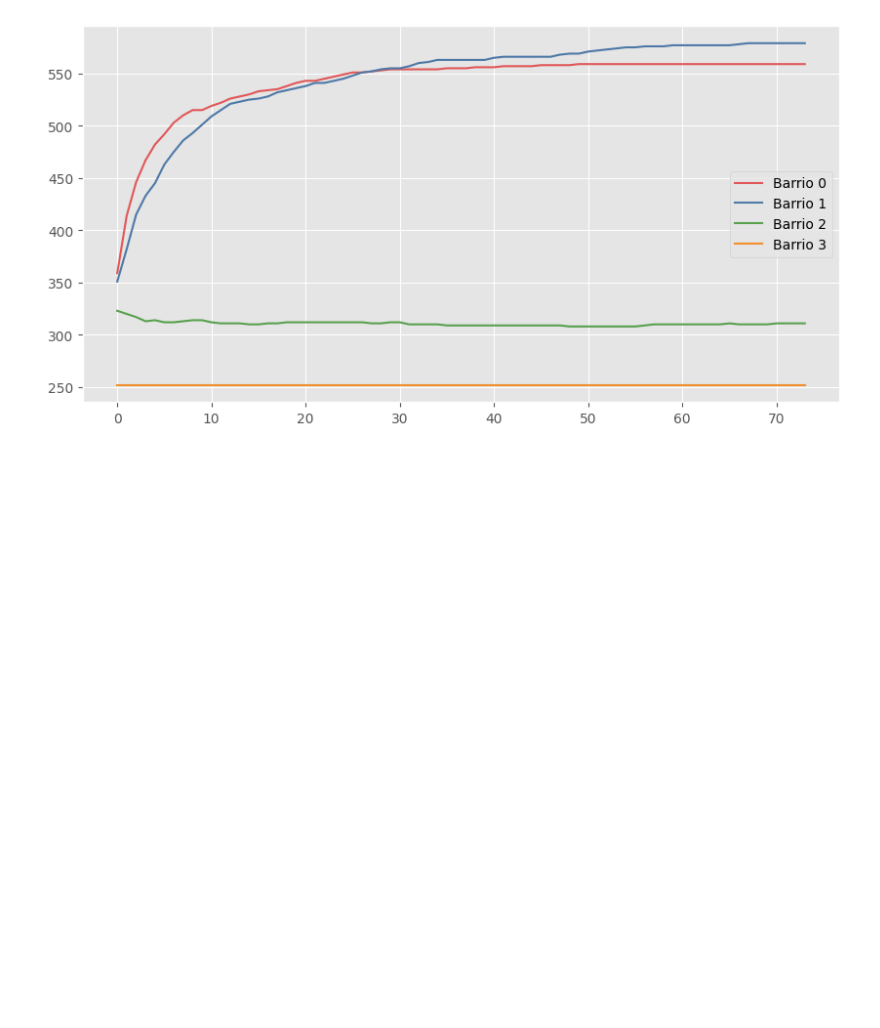
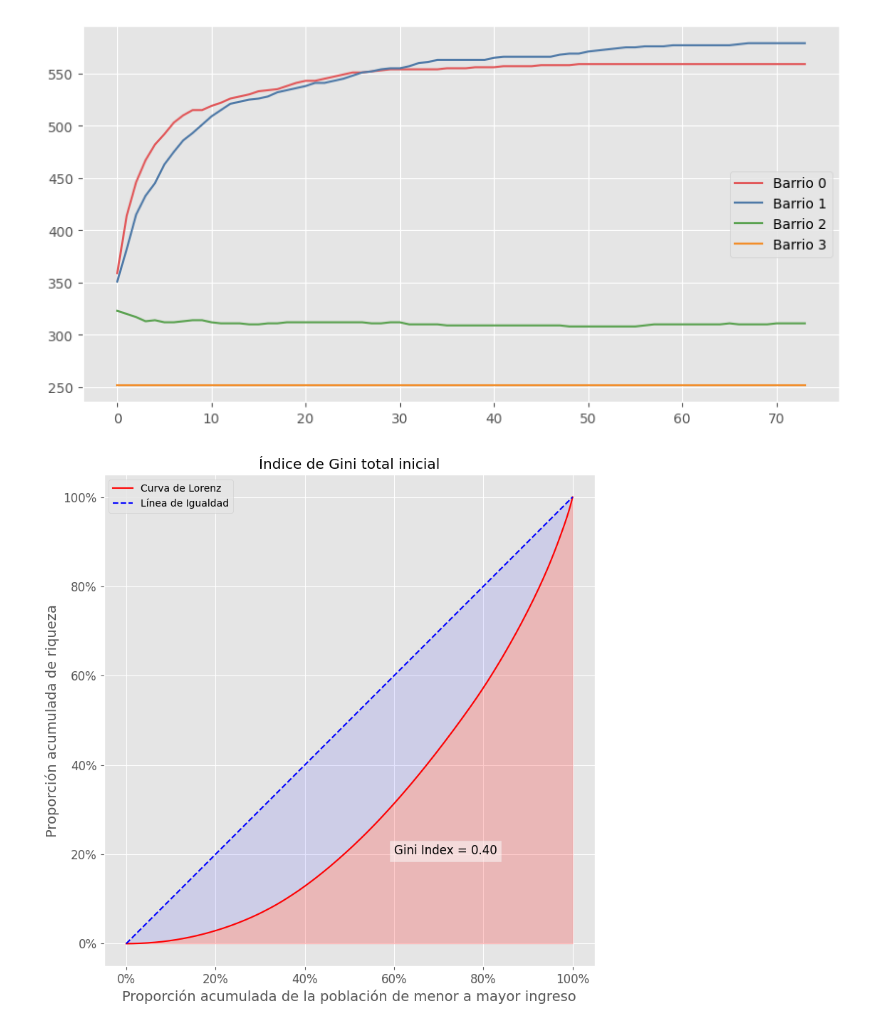
Before and after one commit to joangq/msscae-tp, a Jupyter notebook: src/main.ipynb, the cells around one changed output. Saved outputs shown, nothing was run; the diff lists cells and outputs as text; code cells hidden in the pictures; blank space fills up the shorter version.

```diff
--- a/src/main.ipynb
+++ b/src/main.ipynb
@@ -84,3 +84,10 @@ for t in legend.get_texts():
     t.set_color('black')
 # %% [output]
 [figure]
+# %%
+data = modelo.K.flatten()
+plot = graficar_gini(data, gini(data))
+plot.title('Índice de Gini total inicial', color='black')
+plot.show()
+# %% [output]
+[figure, added]
```
Also changed, not shown: parts of 2 cells of this notebook, 2 other files.
